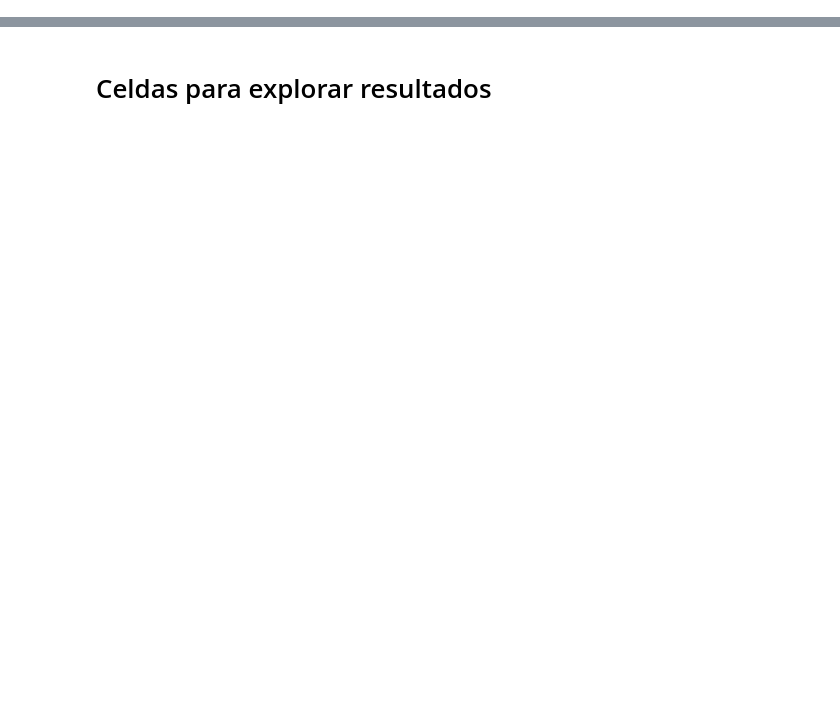
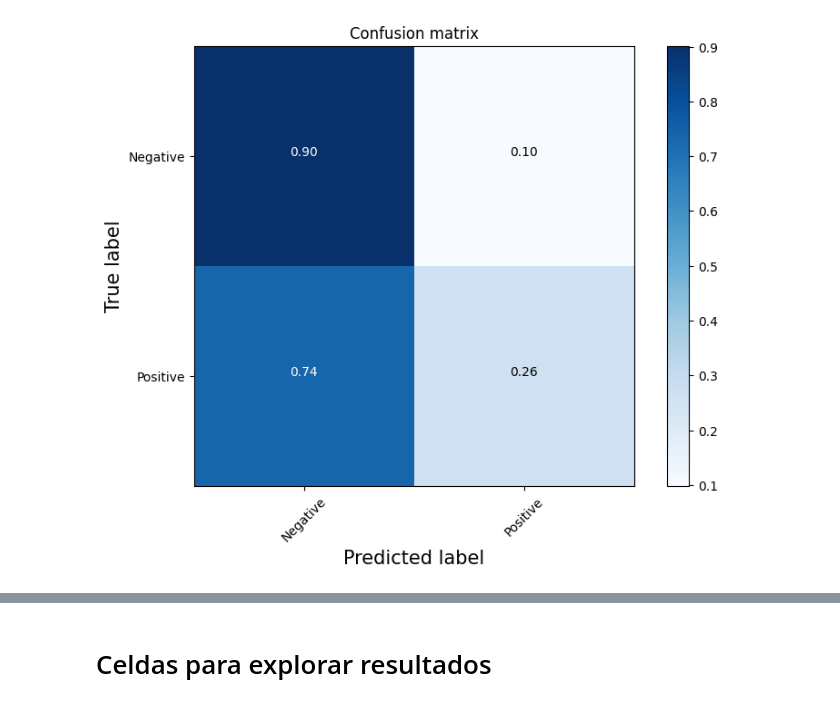
Before and after one commit to andrefsc/SDC_M04, a Jupyter notebook: M06_TareaIndividual_P2_AndreCastanho.ipynb, the cells around one changed output, grey strips where cells are left out. Cells and saved outputs as stored; diff of their text form; code cells hidden in the pictures; blank space fills up the shorter version.

```diff
--- a/M06_TareaIndividual_P2_AndreCastanho.ipynb
+++ b/M06_TareaIndividual_P2_AndreCastanho.ipynb
@@ -188,0 +488,11 @@ data_subset.head()
+# %%
+# Crear una copia explícita del subconjunto para evitar la advertencia SettingWithCopyWarning
+# si data_subset es una vista de otro DataFrame.
+data_subset = data_subset.copy()
+
+# Codificar el sentimiento usando el método .map() para aplicar la función encode_sentiment
+# Utilizar .loc[] para asignaciones seguras especificando todas las filas (:) y la columna 'polarity'
+data_subset.loc[:, 'polarity'] = data_subset['polarity'].map(encode_sentiment)
+
+# Mostrar las primeras 15 filas del DataFrame para verificar los cambios realizados
+data_subset.head(20)
@@ -361,9 +1001,11 @@ print(classification_report(targets, outputs, target_names=["Negative", "Positiv
 # %%
 # print the confusion matrix
-cnf_matrix = confusion_matrix(targets, outputs, labels=[0, 1])
+cnf_matrix = confusion_matrix(targets, predicted_classes, labels=[0, 1])
 plt.figure(figsize=(8,6))
 plot_confusion_matrix(
     cnf_matrix,classes=['Negative','Positive'],
     normalize=True,
     title='Confusion matrix'
 )
+# %% [output]
+[figure, added]
```
Also changed, not shown: parts of 85 cells of this notebook.
